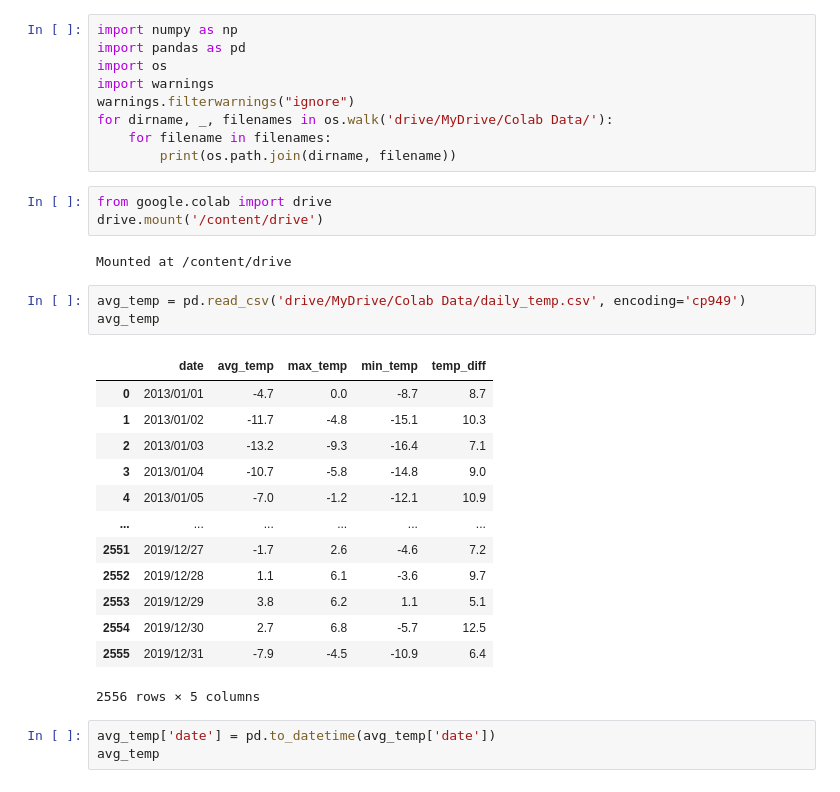
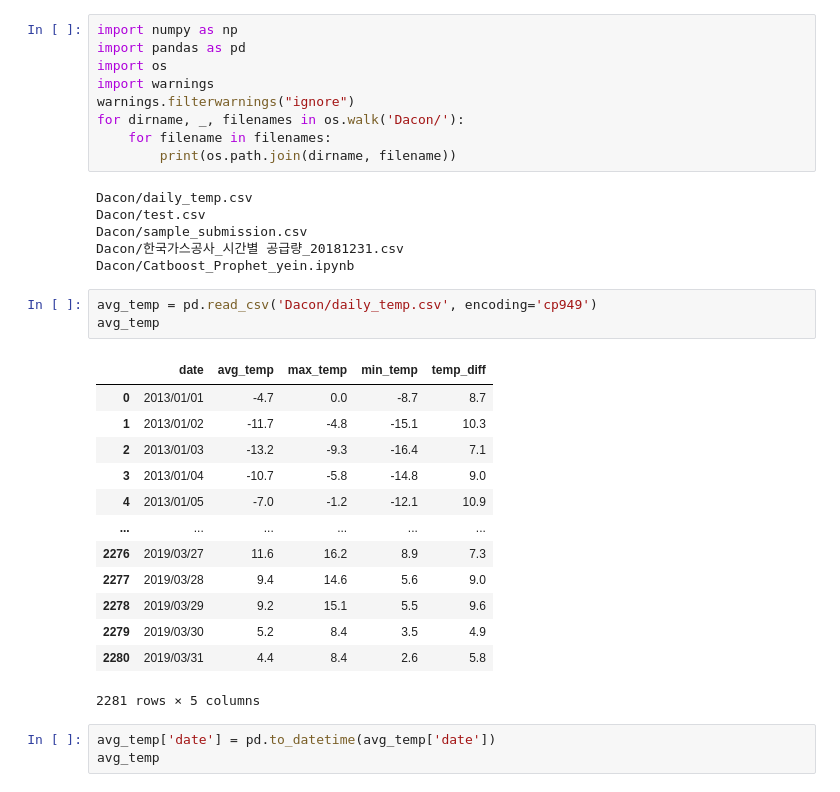
Before and after one commit to kogas-competition/kogas-competition-repository, a Jupyter notebook: Dacon/Catboost_Prophet_yein.ipynb, the cells around one changed output. Saved outputs shown, nothing was run; the diff lists cells and outputs as text.

Commit message:
yein's main code

```diff
--- a/Dacon/Catboost_Prophet_yein.ipynb
+++ b/Dacon/Catboost_Prophet_yein.ipynb
@@ -4,31 +4,32 @@ import pandas as pd
 import os
 import warnings
 warnings.filterwarnings("ignore")
-for dirname, _, filenames in os.walk('drive/MyDrive/Colab Data/'):
+for dirname, _, filenames in os.walk('Dacon/'):
     for filename in filenames:
         print(os.path.join(dirname, filename))
+# %% [output]
+Dacon/daily_temp.csv
+Dacon/test.csv
+Dacon/sample_submission.csv
+Dacon/한국가스공사_시간별 공급량_20181231.csv
+Dacon/Catboost_Prophet_yein.ipynb
-# %%
-from google.colab import drive
-drive.mount('/content/drive')
-# %% [output]
-Mounted at /content/drive
 # %%
-avg_temp = pd.read_csv('drive/MyDrive/Colab Data/daily_temp.csv', encoding='cp949')
+avg_temp = pd.read_csv('Dacon/daily_temp.csv', encoding='cp949')
 avg_temp
 # %% [output]
 |  | date | avg_temp | max_temp | min_temp | temp_diff |
 | 0 | 2013/01/01 | -4.7 | 0.0 | -8.7 | 8.7 |
 | 1 | 2013/01/02 | -11.7 | -4.8 | -15.1 | 10.3 |
 | 2 | 2013/01/03 | -13.2 | -9.3 | -16.4 | 7.1 |
 | 3 | 2013/01/04 | -10.7 | -5.8 | -14.8 | 9.0 |
 | 4 | 2013/01/05 | -7.0 | -1.2 | -12.1 | 10.9 |
 | ... | ... | ... | ... | ... | ... |
-| 2551 | 2019/12/27 | -1.7 | 2.6 | -4.6 | 7.2 |
-| 2552 | 2019/12/28 | 1.1 | 6.1 | -3.6 | 9.7 |
-| 2553 | 2019/12/29 | 3.8 | 6.2 | 1.1 | 5.1 |
-| 2554 | 2019/12/30 | 2.7 | 6.8 | -5.7 | 12.5 |
-| 2555 | 2019/12/31 | -7.9 | -4.5 | -10.9 | 6.4 |
+| 2276 | 2019/03/27 | 11.6 | 16.2 | 8.9 | 7.3 |
+| 2277 | 2019/03/28 | 9.4 | 14.6 | 5.6 | 9.0 |
+| 2278 | 2019/03/29 | 9.2 | 15.1 | 5.5 | 9.6 |
+| 2279 | 2019/03/30 | 5.2 | 8.4 | 3.5 | 4.9 |
+| 2280 | 2019/03/31 | 4.4 | 8.4 | 2.6 | 5.8 |
-2556 rows × 5 columns
+2281 rows × 5 columns
 # %%
 avg_temp['date'] = pd.to_datetime(avg_temp['date'])
 avg_temp
```
Also changed, not shown: parts of 24 cells of this notebook, 3 other files.
